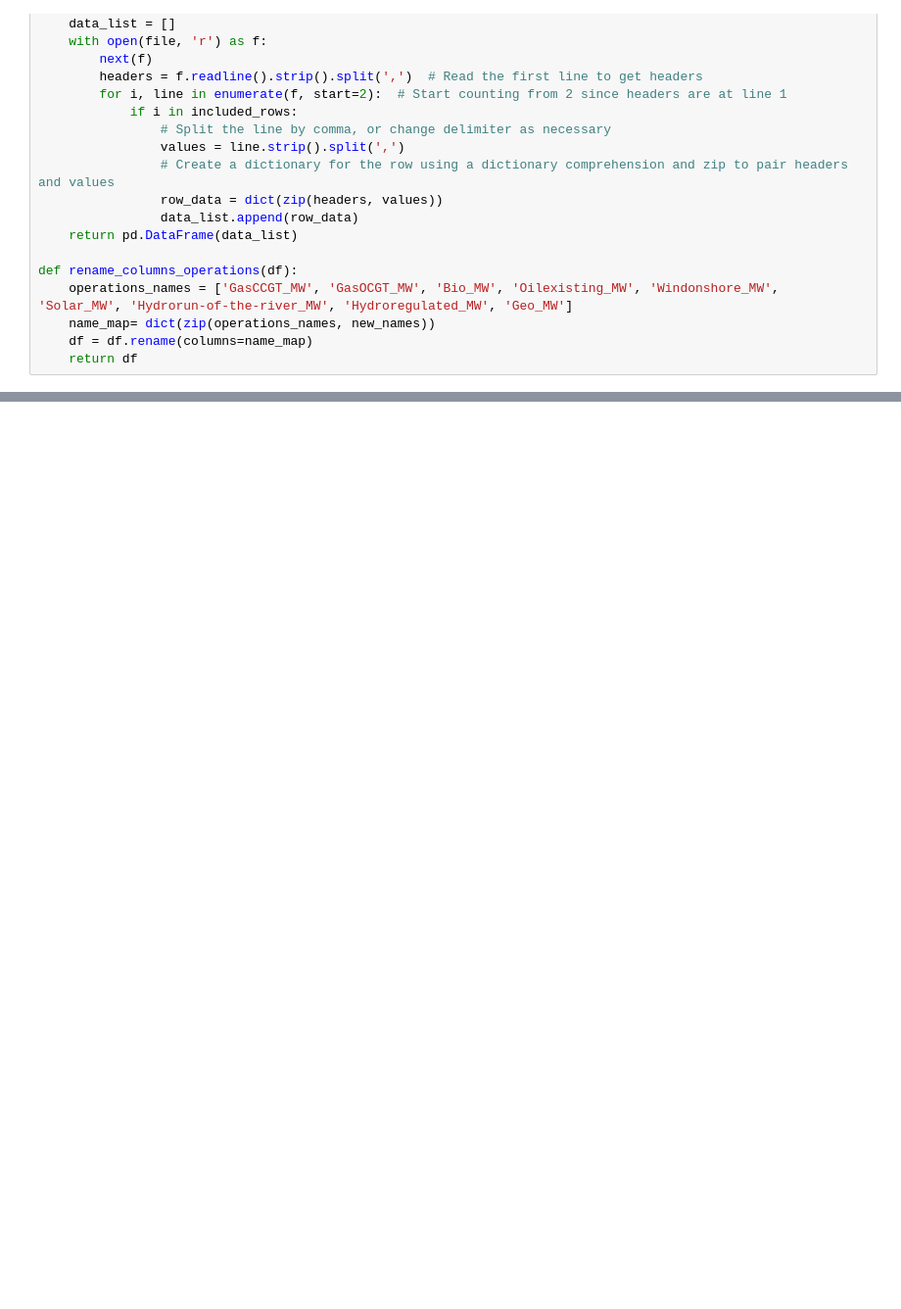
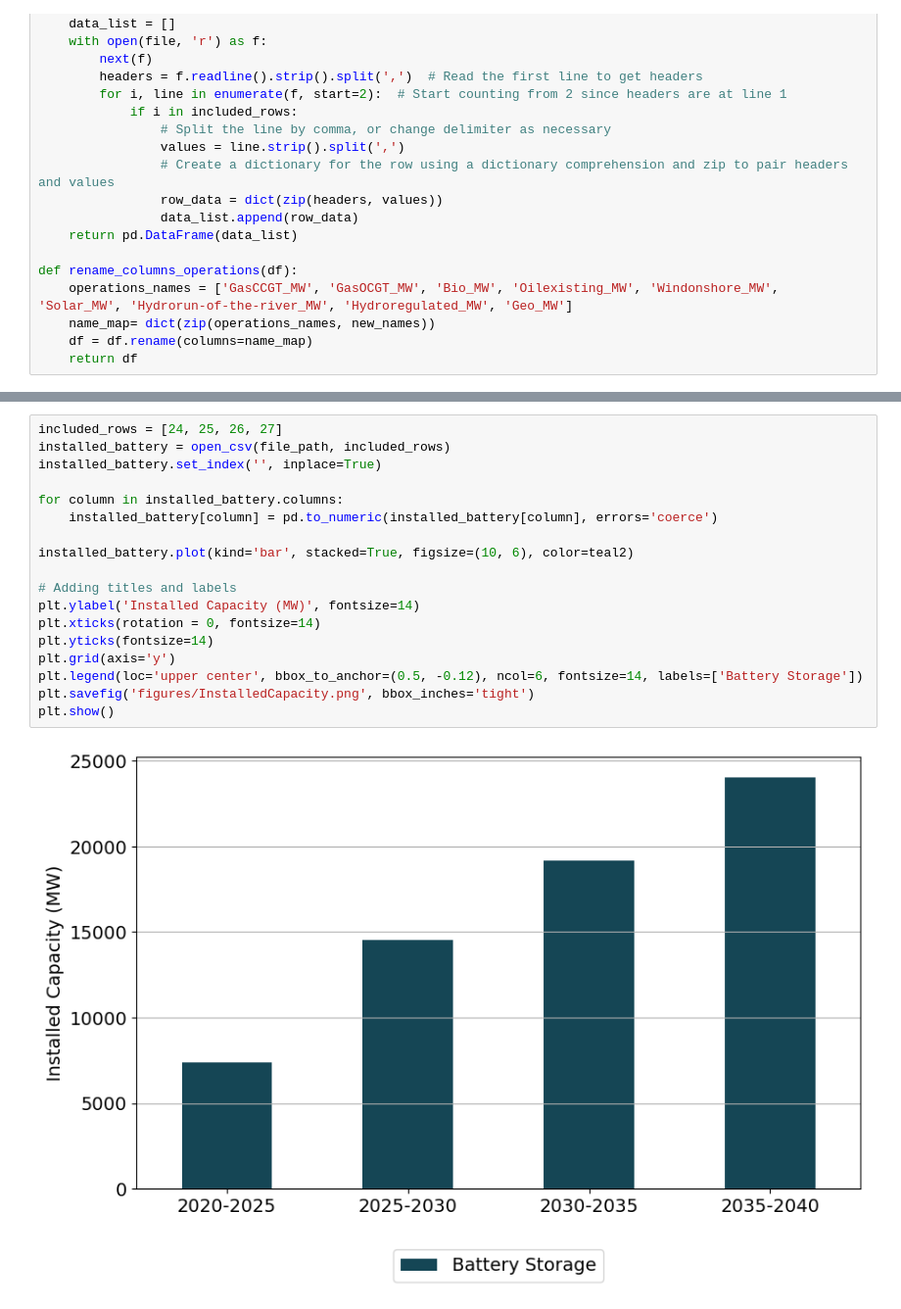
Before and after one commit to maribjorn/EMPIRE-BO, a Jupyter notebook: plot.ipynb, the cells around one changed output, grey strips where cells are left out. Shown: that part at 98% size. Cells and saved outputs as stored; diff of their text form; blank space fills up the shorter version.

```diff
--- a/plot.ipynb
+++ b/plot.ipynb
@@ -104,3 +104,23 @@ plt.show()
+# %%
+included_rows = [24, 25, 26, 27]
+installed_battery = open_csv(file_path, included_rows)
+installed_battery.set_index('', inplace=True)
+
+for column in installed_battery.columns:
+    installed_battery[column] = pd.to_numeric(installed_battery[column], errors='coerce')
+
+installed_battery.plot(kind='bar', stacked=True, figsize=(10, 6), color=teal2)
+
+# Adding titles and labels
+plt.ylabel('Installed Capacity (MW)', fontsize=14)
+plt.xticks(rotation = 0, fontsize=14)
+plt.yticks(fontsize=14)
+plt.grid(axis='y')
+plt.legend(loc='upper center', bbox_to_anchor=(0.5, -0.12), ncol=6, fontsize=14, labels=['Battery Storage'])
+plt.savefig('figures/InstalledCapacity.png', bbox_inches='tight')
+plt.show()
+# %% [output]
+[figure, added]
 # %%
 # New installed capacity
 new_installed_cap = installed_cap.diff()
```
Also changed, not shown: parts of 6 cells of this notebook, 13 other files.
